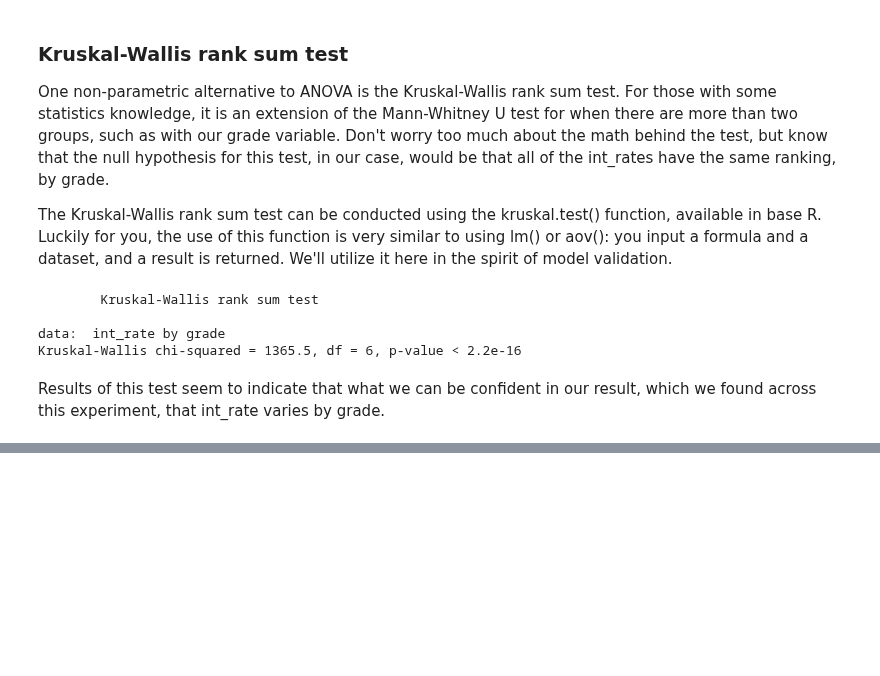
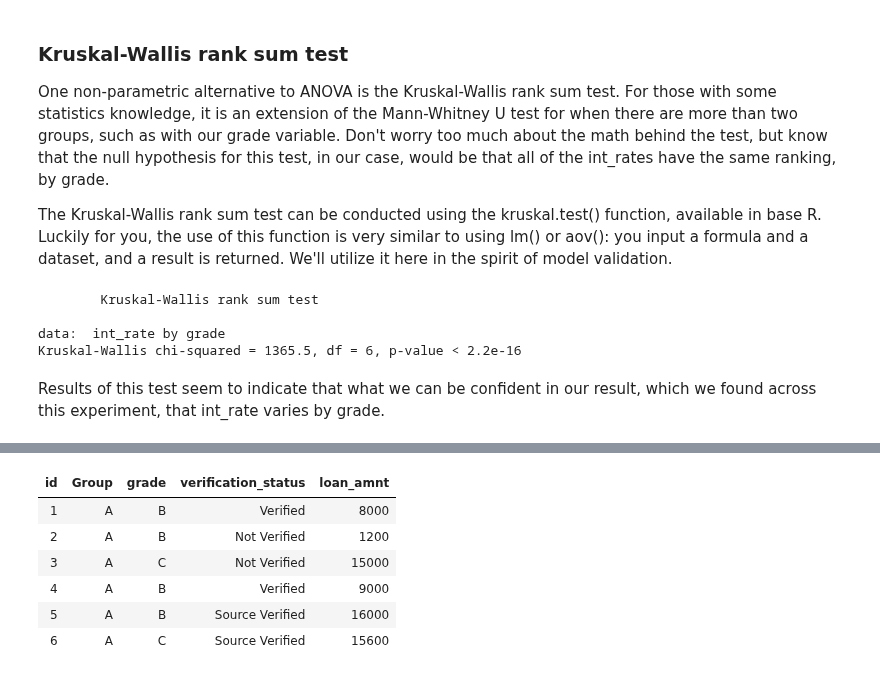
Before and after one commit to iamjz/R-Data, a Jupyter notebook: Design of Experiments.ipynb, the cells around one changed output, grey strips where cells are left out. Saved outputs shown, nothing was run; the diff lists cells and outputs as text; code cells hidden in the pictures; blank space fills up the shorter version.

```diff
--- a/Design of Experiments.ipynb
+++ b/Design of Experiments.ipynb
@@ -1411,0 +1446,12 @@ They have a general hypothesis that softer, gentler colors may influence applica
+# %%
+lendingclub_ab <- read.csv("datasets/lendingclub_ab.csv", sep=";")
+
+head(lendingclub_ab)
+# %% [output]
+| id | Group | grade | verification_status | loan_amnt |
+| 1 | A | B | Verified | 8000 |
+| 2 | A | B | Not Verified | 1200 |
+| 3 | A | C | Not Verified | 15000 |
+| 4 | A | B | Verified | 9000 |
+| 5 | A | B | Source Verified | 16000 |
+| 6 | A | C | Source Verified | 15600 |
```
Also changed, not shown: parts of 13 cells of this notebook, 1 other file.
